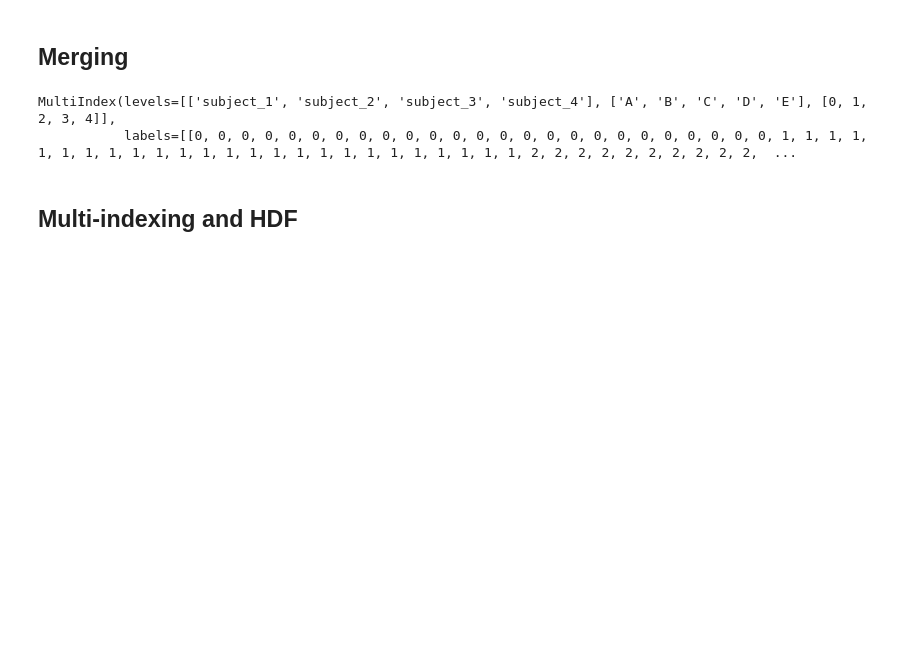
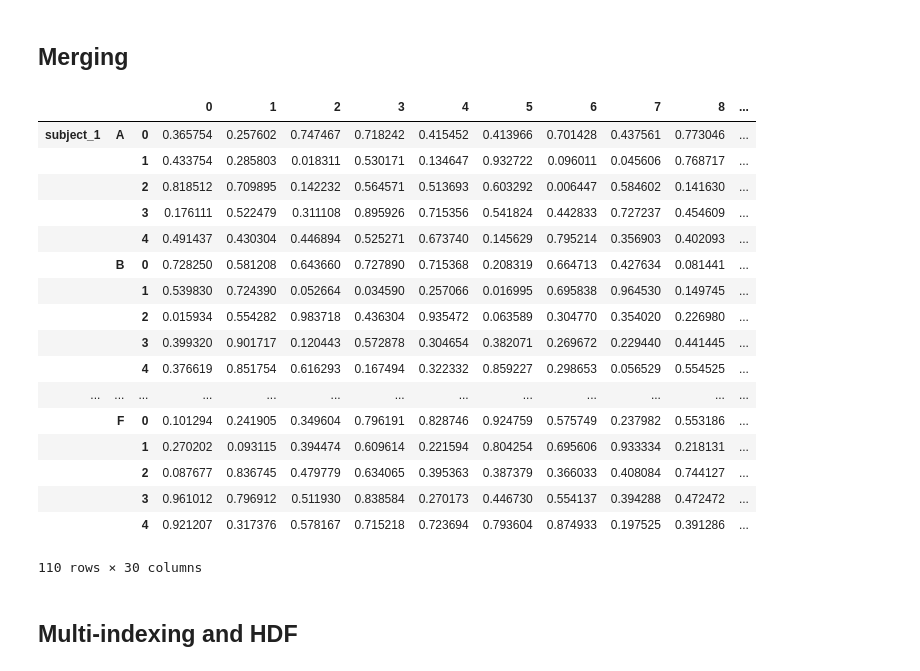
Before and after one commit to finiteautomata/p300speller, a Jupyter notebook: notebooks/examples/multi_index.ipynb, the cells around one changed output. Cells and saved outputs as stored; diff of their text form; code cells hidden in the pictures; blank space fills up the shorter version.

```diff
--- a/notebooks/examples/multi_index.ipynb
+++ b/notebooks/examples/multi_index.ipynb
@@ -68,18 +68,34 @@ df
 ## Merging
 # %%
 
-X = np.random.rand(50, 30)
-arr = [["subject_3", "subject_4"], ["A", "B", "C", "D", "E"], range(5)]
+X = np.random.rand(60, 30)
+arr = [["subject_3", "subject_4"], ["A", "B", "C", "D", "E", "F"], range(5)]
 index = pd.MultiIndex.from_product(arr)
 
 df2 = pd.DataFrame(X, index=index)
 # %%
 df3 = df.append(df2)
 
-df3.index
+df3.to_csv()
 # %% [output]
+|  |  |  | 0 | 1 | 2 | 3 | 4 | 5 | 6 | 7 | 8 | ... |
+| subject_1 | A | 0 | 0.365754 | 0.257602 | 0.747467 | 0.718242 | 0.415452 | 0.413966 | 0.701428 | 0.437561 | 0.773046 | ... |
+|  |  | 1 | 0.433754 | 0.285803 | 0.018311 | 0.530171 | 0.134647 | 0.932722 | 0.096011 | 0.045606 | 0.768717 | ... |
+|  |  | 2 | 0.818512 | 0.709895 | 0.142232 | 0.564571 | 0.513693 | 0.603292 | 0.006447 | 0.584602 | 0.141630 | ... |
+|  |  | 3 | 0.176111 | 0.522479 | 0.311108 | 0.895926 | 0.715356 | 0.541824 | 0.442833 | 0.727237 | 0.454609 | ... |
+|  |  | 4 | 0.491437 | 0.430304 | 0.446894 | 0.525271 | 0.673740 | 0.145629 | 0.795214 | 0.356903 | 0.402093 | ... |
+|  | B | 0 | 0.728250 | 0.581208 | 0.643660 | 0.727890 | 0.715368 | 0.208319 | 0.664713 | 0.427634 | 0.081441 | ... |
+|  |  | 1 | 0.539830 | 0.724390 | 0.052664 | 0.034590 | 0.257066 | 0.016995 | 0.695838 | 0.964530 | 0.149745 | ... |
+|  |  | 2 | 0.015934 | 0.554282 | 0.983718 | 0.436304 | 0.935472 | 0.063589 | 0.304770 | 0.354020 | 0.226980 | ... |
+|  |  | 3 | 0.399320 | 0.901717 | 0.120443 | 0.572878 | 0.304654 | 0.382071 | 0.269672 | 0.229440 | 0.441445 | ... |
+|  |  | 4 | 0.376619 | 0.851754 | 0.616293 | 0.167494 | 0.322332 | 0.859227 | 0.298653 | 0.056529 | 0.554525 | ... |
+| ... | ... | ... | ... | ... | ... | ... | ... | ... | ... | ... | ... | ... |
+|  | F | 0 | 0.101294 | 0.241905 | 0.349604 | 0.796191 | 0.828746 | 0.924759 | 0.575749 | 0.237982 | 0.553186 | ... |
+|  |  | 1 | 0.270202 | 0.093115 | 0.394474 | 0.609614 | 0.221594 | 0.804254 | 0.695606 | 0.933334 | 0.218131 | ... |
+|  |  | 2 | 0.087677 | 0.836745 | 0.479779 | 0.634065 | 0.395363 | 0.387379 | 0.366033 | 0.408084 | 0.744127 | ... |
+|  |  | 3 | 0.961012 | 0.796912 | 0.511930 | 0.838584 | 0.270173 | 0.446730 | 0.554137 | 0.394288 | 0.472472 | ... |
+|  |  | 4 | 0.921207 | 0.317376 | 0.578167 | 0.715218 | 0.723694 | 0.793604 | 0.874933 | 0.197525 | 0.391286 | ... |
-MultiIndex(levels=[['subject_1', 'subject_2', 'subject_3', 'subject_4'], ['A', 'B', 'C', 'D', 'E'], [0, 1, 2, 3, 4]],
-           labels=[[0, 0, 0, 0, 0, 0, 0, 0, 0, 0, 0, 0, 0, 0, 0, 0, 0, 0, 0, 0, 0, 0, 0, 0, 0, 1, 1, 1, 1, 1, 1, 1, 1, 1, 1, 1, 1, 1, 1, 1, 1, 1, 1, 1, 1, 1, 1, 1, 1, 1, 2, 2, 2, 2, 2, 2, 2, 2, 2, 2,  ...
+110 rows × 30 columns
 # %% [markdown]
 ## Multi-indexing and HDF
 # %% [markdown]
```
Also changed, not shown: parts of 5 cells of this notebook, 1 other file.
